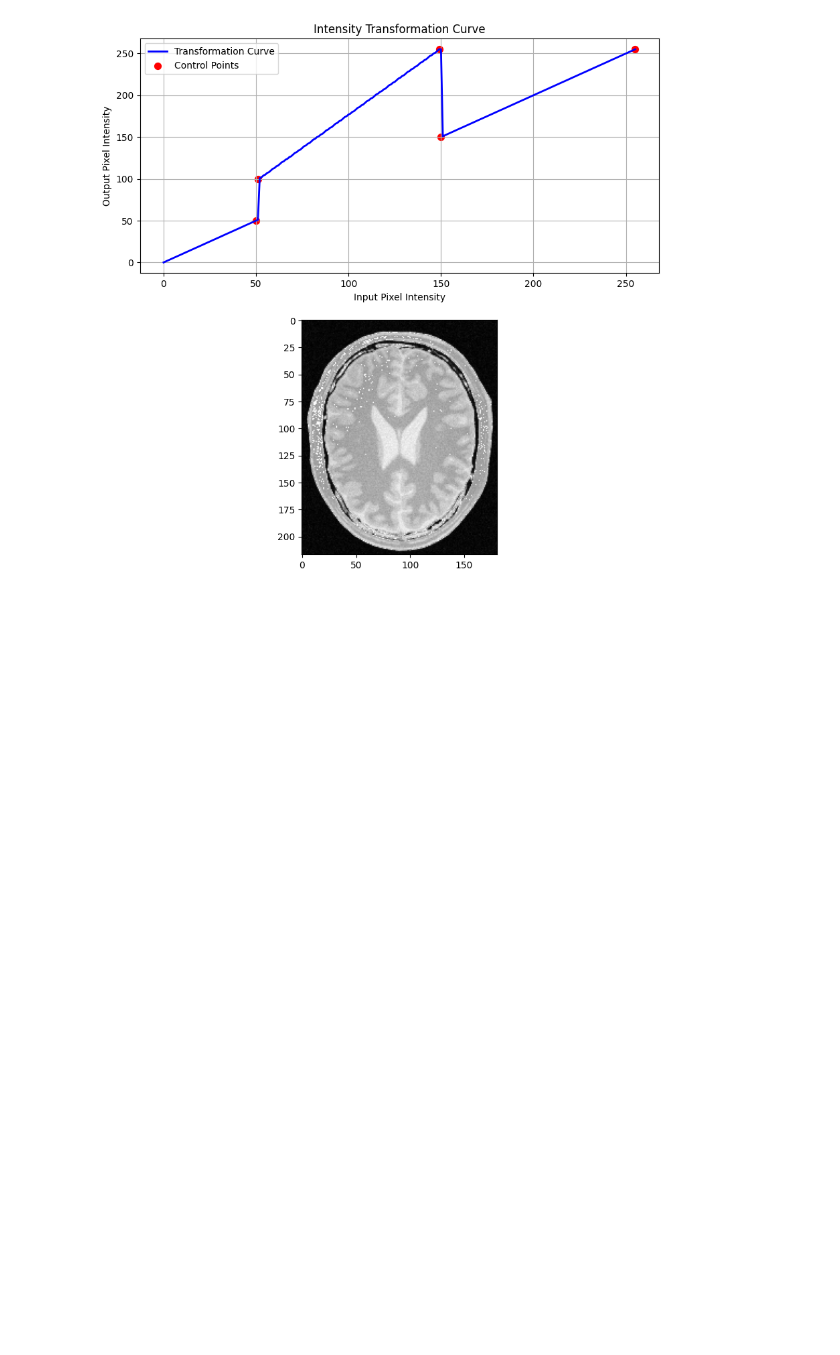
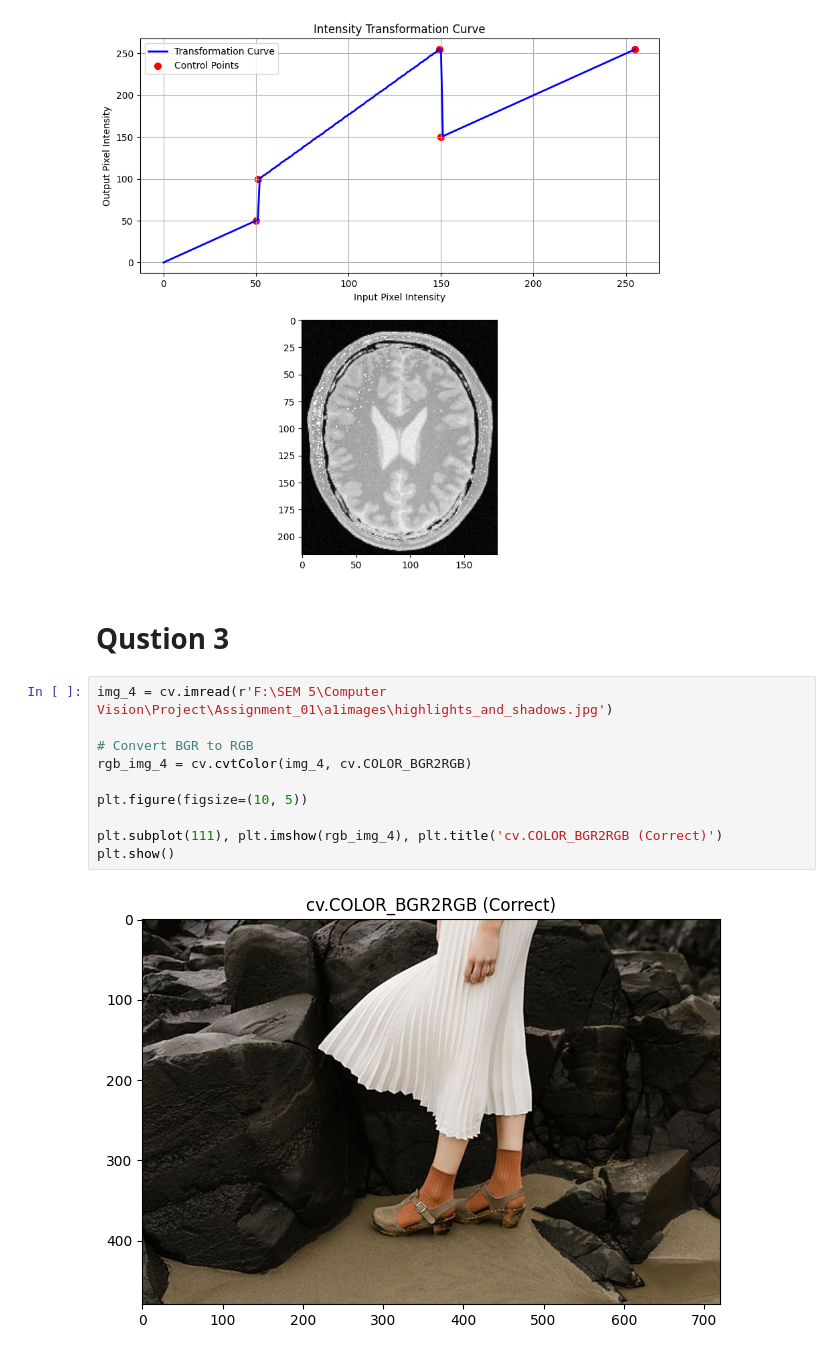
Before and after one commit to Nishitha0730/Computer-Vision, a Jupyter notebook: Assignment_01/Assignment_1.ipynb, the cells around one changed output. Cells and saved outputs as stored; diff of their text form; blank space fills up the shorter version.

```diff
--- a/Assignment_01/Assignment_1.ipynb
+++ b/Assignment_01/Assignment_1.ipynb
@@ -118,3 +118,17 @@ ax[1].imshow(img_3_transformed,cmap='gray')
 plt.show()
 # %% [output]
 [figure]
+# %% [markdown]
+# Qustion 3
+# %%
+img_4 = cv.imread(r'F:\SEM 5\Computer Vision\Project\Assignment_01\a1images\highlights_and_shadows.jpg')
+
+# Convert BGR to RGB
+rgb_img_4 = cv.cvtColor(img_4, cv.COLOR_BGR2RGB)
+
+plt.figure(figsize=(10, 5))
+
+plt.subplot(111), plt.imshow(rgb_img_4), plt.title('cv.COLOR_BGR2RGB (Correct)')
+plt.show()
+# %% [output]
+[figure, added]
```
